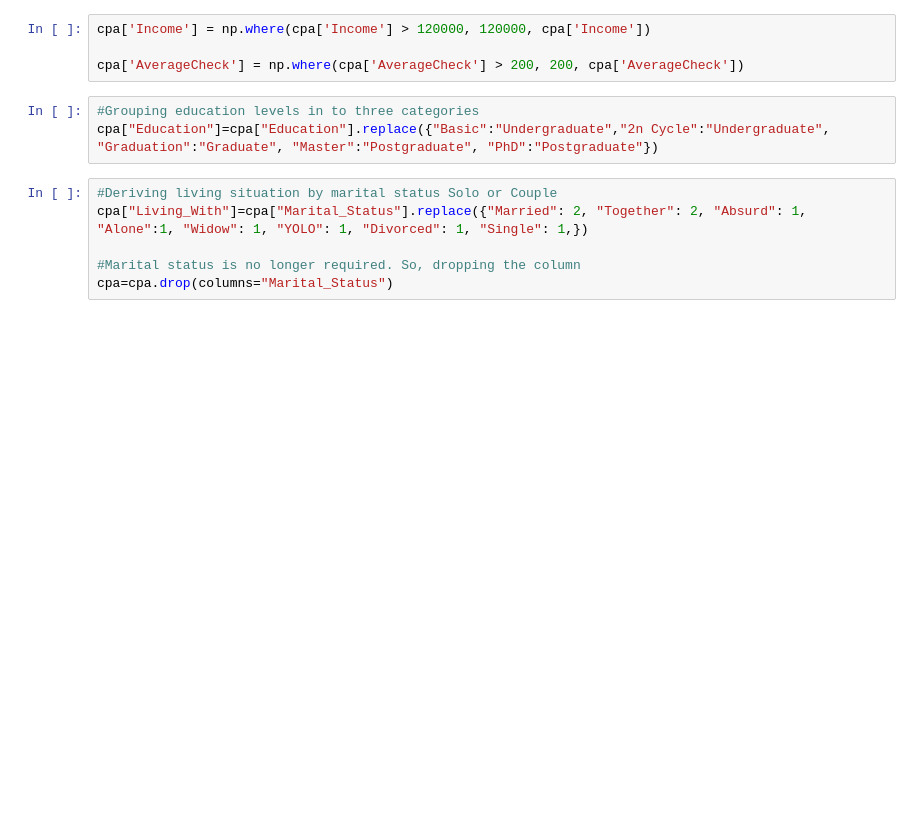
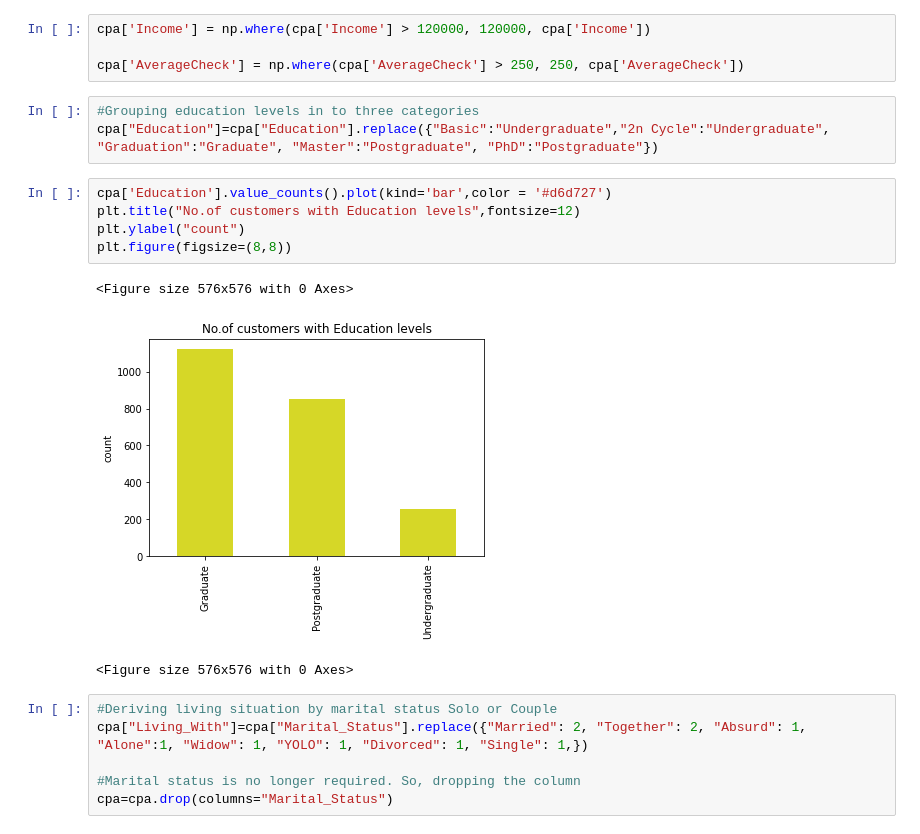
Before and after one commit to KittuPatel/CustomerPersonalityAnalysis, a Jupyter notebook: CustomerPersonalityAnalysis.ipynb, the cells around one changed output. Drawn from its saved outputs; the diff is of its cells as text; blank space fills up the shorter version.

```diff
--- a/CustomerPersonalityAnalysis.ipynb
+++ b/CustomerPersonalityAnalysis.ipynb
@@ -165,10 +185,19 @@ Let's cover the outliers now
 # %%
 cpa['Income'] = np.where(cpa['Income'] > 120000, 120000, cpa['Income'])
 
-cpa['AverageCheck'] = np.where(cpa['AverageCheck'] > 200, 200, cpa['AverageCheck'])
+cpa['AverageCheck'] = np.where(cpa['AverageCheck'] > 250, 250, cpa['AverageCheck'])
 # %%
 #Grouping education levels in to three categories
 cpa["Education"]=cpa["Education"].replace({"Basic":"Undergraduate","2n Cycle":"Undergraduate", "Graduation":"Graduate", "Master":"Postgraduate", "PhD":"Postgraduate"})
+# %%
+cpa['Education'].value_counts().plot(kind='bar',color = '#d6d727')
+plt.title("No.of customers with Education levels",fontsize=12)
+plt.ylabel("count")
+plt.figure(figsize=(8,8))
+# %% [output]
+<Figure size 576x576 with 0 Axes>
+[figure, added]
+<Figure size 576x576 with 0 Axes>
 # %%
 #Deriving living situation by marital status Solo or Couple
 cpa["Living_With"]=cpa["Marital_Status"].replace({"Married": 2, "Together": 2, "Absurd": 1, "Alone":1, "Widow": 1, "YOLO": 1, "Divorced": 1, "Single": 1,})
```
Also changed, not shown: parts of 6 cells of this notebook.
